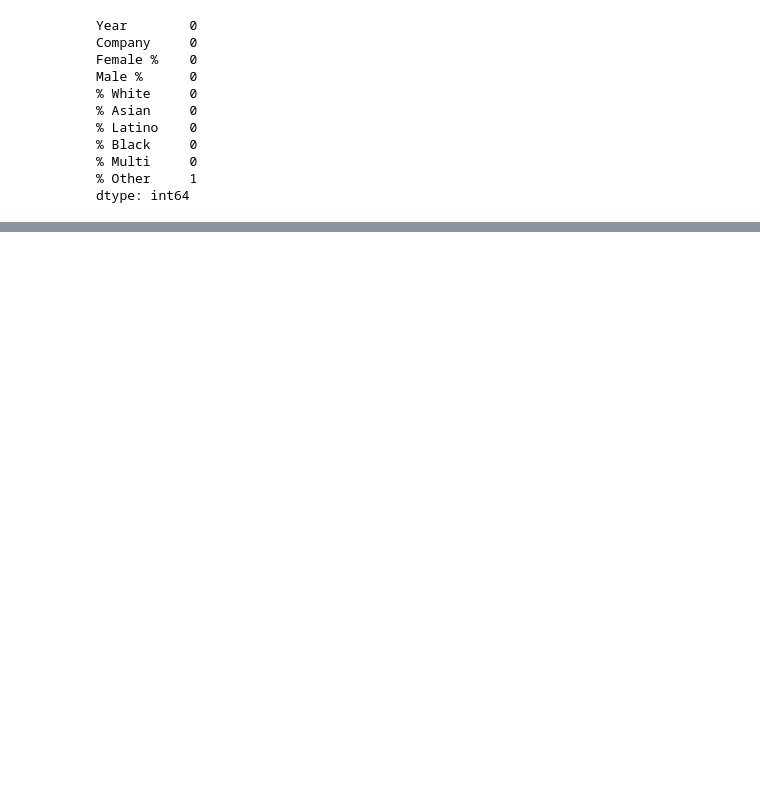
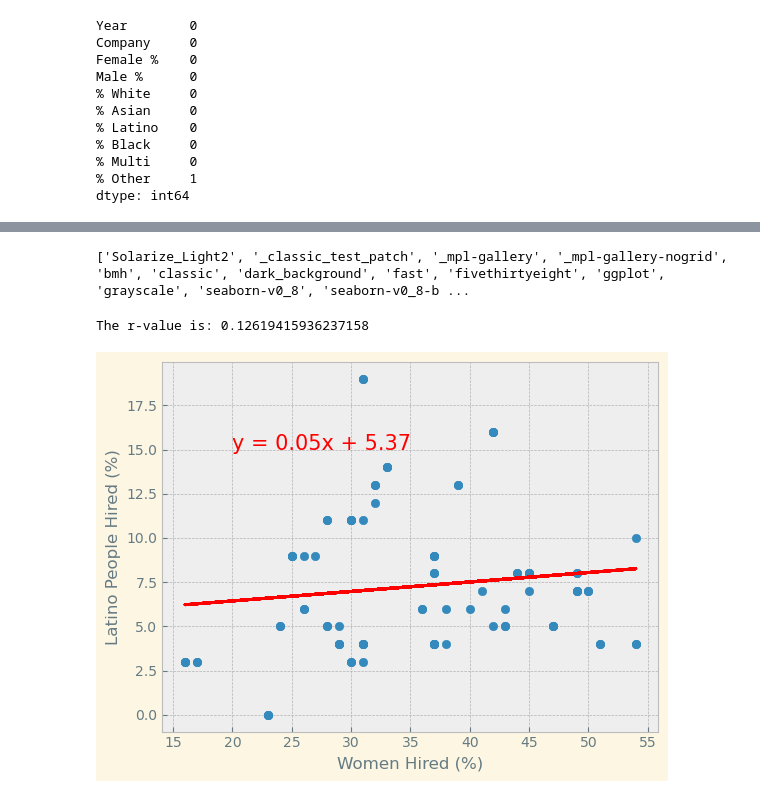
Before and after one commit to AIDecisions/project-1-group-15, a Jupyter notebook: Paris_Work/project_1_paris.ipynb, the cells around one changed output, grey strips where cells are left out. Drawn from its saved outputs; the diff is of its cells as text; code cells hidden in the pictures; blank space fills up the shorter version.

```diff
--- a/Paris_Work/project_1_paris.ipynb
+++ b/Paris_Work/project_1_paris.ipynb
@@ -125,6 +135,18 @@ df['% Other'] = df['% Other'].replace('<1', 0)
 
 # Replace all '-' values with 0 in '% Other' column
 df['% Other'] = df['% Other'].replace('-', 0)
+
+# Replace all the '-' calues with 0 in '% Asian' column
+df['% Asian'] = df['% Asian'].replace('-', 0)
+
+# Replace all the '-' calues with 0 in '% Latino' column
+df['% Latino'] = df['% Latino'].replace('-', 0)
+
+# Replace all the '-' calues with 0 in '% Black' column
+df['% Black'] = df['% Black'].replace('-', 0)
+
+# Replace all the '-' calues with 0 in '% Multi' column
+df['% Multi'] = df['% Multi'].replace('-', 0)
 # %%
 # Check to see if replacement code was successful
 # print(df.isnull().sum())
@@ -151,0 +172,10 @@ df.to_csv("DiversityinTechCompanies_PL.csv")
+# %%
+# Convert to floats
+df['Female %'] = df['Female %'].astype(float)
+df['Male %'] = df['Male %'].astype(float)
+df['% White'] = df['% White'].astype(float)
+df['% Asian'] = df['% Asian'].astype(float)
+df['% Latino'] = df['% Latino'].astype(float)
+df['% Black'] = df['% Black'].astype(float)
+df['% Multi'] = df['% Multi'].astype(float)
+df['% Other'] = df['% Other'].astype(float)
@@ -151,0 +184,32 @@ df.to_csv("DiversityinTechCompanies_PL.csv")
+# %%
+# Import dependencies
+from matplotlib import pyplot as plt
+from scipy.stats import linregress
+import numpy as np
+from sklearn import datasets
+import pandas as pd
+
+print(plt.style.available)
+# %% [output]
+['Solarize_Light2', '_classic_test_patch', '_mpl-gallery', '_mpl-gallery-nogrid', 'bmh', 'classic', 'dark_background', 'fast', 'fivethirtyeight', 'ggplot', 'grayscale', 'seaborn-v0_8', 'seaborn-v0_8-b ...
+# %%
+# Plot women hired vs. latino people hired
+x_values = df['Female %']
+y_values = df['% Latino']
+
+# Style
+plt.style.use('bmh')
+# Add linear regression equation and line to plot (with code from regression_solution activity)
+(slope, intercept, rvalue, pvalue, stderr) = linregress(x_values, y_values)
+regress_values = x_values * slope + intercept
+line_eq = "y = " + str(round(slope,2)) + "x + " + str(round(intercept,2))
+plt.scatter(x_values, y_values)
+plt.plot(x_values,regress_values,"r-")
+plt.annotate(line_eq, xy=(20, 15), fontsize=15, color="red") # line of code from chat gpt with help from Christopher Madden (TA)
+plt.xlabel('Women Hired (%)')
+plt.ylabel('Latino People Hired (%)')
+print(f"The r-value is: {rvalue}")
+plt.show()
+# %% [output]
+The r-value is: 0.12619415936237158
+[figure, added]
```
Also changed, not shown: parts of 8 cells of this notebook.
